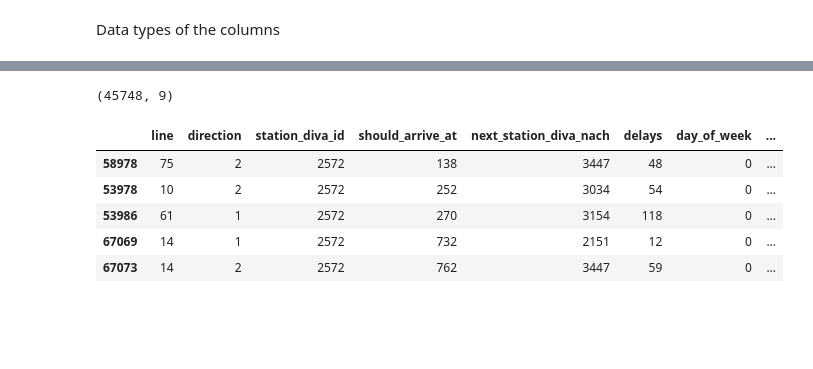
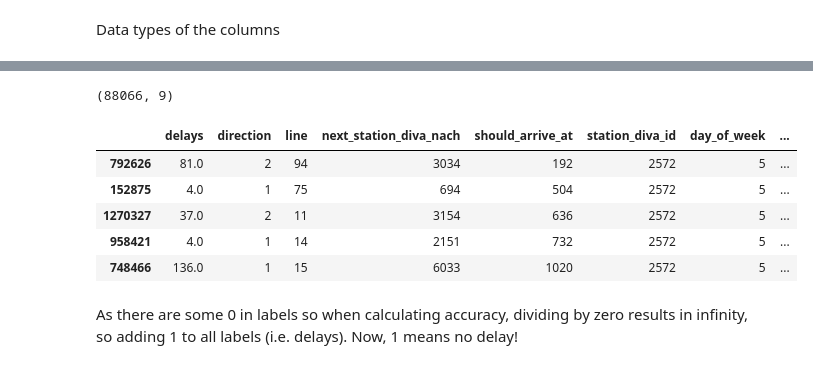
Before and after one commit to mfaizanse/path4-delay-prediction, a Jupyter notebook: delay_prediction.ipynb, the cells around one changed output, grey strips where cells are left out. Cells and saved outputs as stored; diff of their text form; code cells hidden in the pictures; blank space fills up the shorter version.

```diff
--- a/delay_prediction.ipynb
+++ b/delay_prediction.ipynb
@@ -25,5 +55,7 @@ for name in csv_names:
 # %%
-print('stationDS data shape: ', stationDS.shape)
+print('stationDS shape: ', stationDS.shape)
+# sort data by date and expected arrival time
+stationDS['date'] = pd.to_datetime(stationDS['date'])
 stationDS = stationDS.sort_values(by=['date', 'should_arrive_at'], ascending=True)
 stationDS.head(10)
 # %% [output]
@@ -67,3 +102,5 @@ ds = ds.loc[(ds['delays'] >= 0) & (ds['delays'] < 600)]
+# %%
+ds = stationDS.copy()
 # %%
 #Plotting graphs
 
@@ -109,33 +150,32 @@ ax21.hist(ds.delays, bins=100);
 # %%
-features = ds.copy();
 # Add column to represent day of week
-# features['date'] = pd.to_datetime(features['date'])
-features['day_of_week'] = pd.to_datetime(features['date']).dt.weekday
+# ds['date'] = pd.to_datetime(ds['date'])
+ds['day_of_week'] = pd.to_datetime(ds['date']).dt.weekday
 
 # split date into day, month, year
-features['day'] = pd.to_datetime(features['date']).dt.day
-features['month'] = pd.to_datetime(features['date']).dt.month
-# features['year'] = pd.to_datetime(features['date']).dt.year
+ds['day'] = pd.to_datetime(ds['date']).dt.day
+ds['month'] = pd.to_datetime(ds['date']).dt.month
+# ds['year'] = pd.to_datetime(ds['date']).dt.year
 
 # drop date column because we splitted it
-features = features.drop('date', axis = 1)
+ds = ds.drop('date', axis = 1)
 
 # drop 'actually_arrived_at' column because we have delays now!
-features = features.drop('actually_arrived_at', axis = 1)
+ds = ds.drop('actually_arrived_at', axis = 1)
 
 # Saving feature names for later use
-feature_list = list(features.columns)
+feature_list = list(ds.columns)
 
-print(features.shape)
-features.head()
+print(ds.shape)
+ds.head()
 # ds.day_of_week.unique()
 # %% [output]
-(45748, 9)
+(88066, 9)
-|  | line | direction | station_diva_id | should_arrive_at | next_station_diva_nach | delays | day_of_week | ... |
-| 58978 | 75 | 2 | 2572 | 138 | 3447 | 48 | 0 | ... |
-| 53978 | 10 | 2 | 2572 | 252 | 3034 | 54 | 0 | ... |
-| 53986 | 61 | 1 | 2572 | 270 | 3154 | 118 | 0 | ... |
-| 67069 | 14 | 1 | 2572 | 732 | 2151 | 12 | 0 | ... |
-| 67073 | 14 | 2 | 2572 | 762 | 3447 | 59 | 0 | ... |
+|  | delays | direction | line | next_station_diva_nach | should_arrive_at | station_diva_id | day_of_week | ... |
+| 792626 | 81.0 | 2 | 94 | 3034 | 192 | 2572 | 5 | ... |
+| 152875 | 4.0 | 1 | 75 | 694 | 504 | 2572 | 5 | ... |
+| 1270327 | 37.0 | 2 | 11 | 3154 | 636 | 2572 | 5 | ... |
+| 958421 | 4.0 | 1 | 14 | 2151 | 732 | 2572 | 5 | ... |
+| 748466 | 136.0 | 1 | 15 | 6033 | 1020 | 2572 | 5 | ... |
 # %%
 # Convert to numpy array
@@ -144,3 +184,5 @@ features = np.array(features.drop('delays', axis = 1))
+# %% [markdown]
+As there are some 0 in labels so when calculating accuracy, dividing by zero results in infinity, so adding 1 to all labels (i.e. delays). Now, 1 means no delay!
 # %%
 labels = labels + 1
 # %%
```
Also changed, not shown: parts of 19 cells of this notebook.
